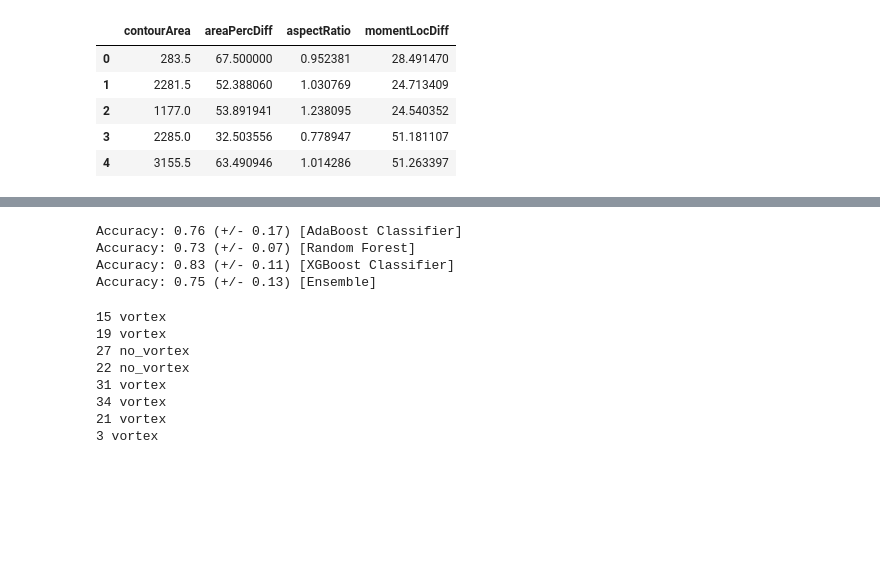
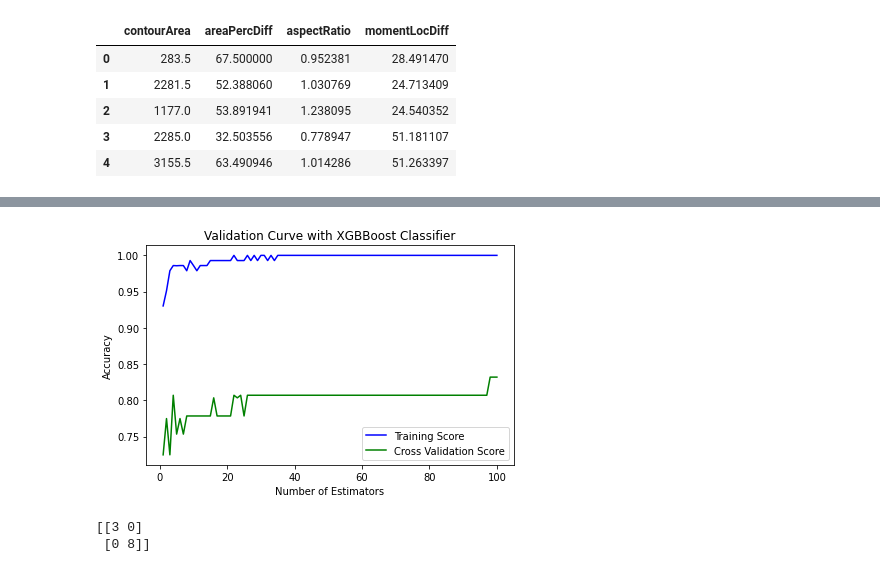
Before and after one commit to AyushMaria/Vortex-Core-Detection, a Jupyter notebook: Core_detection_(Voting_Classifier).ipynb, the cells around one changed output, grey strips where cells are left out. Cells and saved outputs as stored; diff of their text form; code cells hidden in the pictures; blank space fills up the shorter version.

```diff
--- a/Core_detection_(Voting_Classifier).ipynb
+++ b/Core_detection_(Voting_Classifier).ipynb
@@ -76,5 +82,5 @@ Name: label, dtype: object
 from sklearn.preprocessing import LabelEncoder
 
 le=LabelEncoder()
-#y=le.fit_transform(y)
-y.head()
+
+y=le.fit_transform(y)
@@ -90,5 +89,5 @@ Name: label, dtype: object
 from sklearn.model_selection import train_test_split
 
 # Split dataset into training set and test set
-X_train, X_test, y_train, y_test = train_test_split(X, y, test_size=0.2)
+X_train, X_test, y_train, y_test = train_test_split(X, y, test_size=0.3)
 # %%
@@ -146,12 +195,0 @@ for i in range(8):
-# %%
-eclf = VotingClassifier( estimators=[('abc', clf1), ('rf', clf2), ('xgb', clf3)],voting='soft',weights=[1,1,1])
-model4 = eclf.fit(X_train, y_train)
-
-for clf, label in zip([clf1, clf2, clf3, eclf], ['AdaBoost Classifier', 'Random Forest', 'XGBoost Classifier', 'Ensemble']):
-  scores = cross_val_score(clf, X, y, scoring='accuracy', cv=5)
-  print("Accuracy: %0.2f (+/- %0.2f) [%s]" % (scores.mean(), scores.std(), label))
-# %% [output]
-Accuracy: 0.76 (+/- 0.17) [AdaBoost Classifier]
-Accuracy: 0.73 (+/- 0.07) [Random Forest]
-Accuracy: 0.83 (+/- 0.11) [XGBoost Classifier]
-Accuracy: 0.75 (+/- 0.13) [Ensemble]
@@ -160,16 +196,42 @@ y_pred = eclf.predict(X_test)
-# %%
-n=[]
-for row in X_test.itertuples():
-  n.append(row[0]+1)
-
-for i in range(8):
-  print(n[i], y_pred[i])
-# %% [output]
-15 vortex
-19 vortex
-27 no_vortex
-22 no_vortex
-31 vortex
-34 vortex
-21 vortex
-3 vortex
+# %%
+# import the required metrics to plot validation curve
+from sklearn.model_selection import validation_curve
+
+# import the plotting library to visualize our learning curve
+import matplotlib.pyplot as plt
+
+# arranging the parameters that have to be tested
+param_range = np.arange(1, 101)
+
+# obtaining training and testing scores to plot on the graph
+train_score, test_score = validation_curve(model3, X, y, param_name = "n_estimators", param_range=param_range, cv = 5, scoring = "accuracy")
+
+# Calculating mean and standard deviation of training score
+mean_train_score = np.mean(train_score, axis = 1)
+std_train_score = np.std(train_score, axis = 1)
+
+# Calculating mean and standard deviation of testing score
+mean_test_score = np.mean(test_score, axis = 1)
+std_test_score = np.std(test_score, axis = 1)
+
+# Plot mean accuracy scores for training and testing scores
+plt.plot(param_range, mean_train_score, label = "Training Score", color = 'b')
+plt.plot(param_range, mean_test_score, label = "Cross Validation Score", color = 'g')
+
+# Creating the plot
+plt.title("Validation Curve with XGBBoost Classifier")
+plt.xlabel("Number of Estimators")
+plt.ylabel("Accuracy")
+plt.tight_layout()
+plt.legend(loc = 'best')
+plt.show()
+# %% [output]
+[figure, added]
+# %%
+from sklearn.metrics import confusion_matrix
+
+cf_matrix = confusion_matrix(y_test, y_pred)
+print(cf_matrix)
+# %% [output]
+[[3 0]
+ [0 8]]
```
Also changed, not shown: parts of 19 cells of this notebook.
